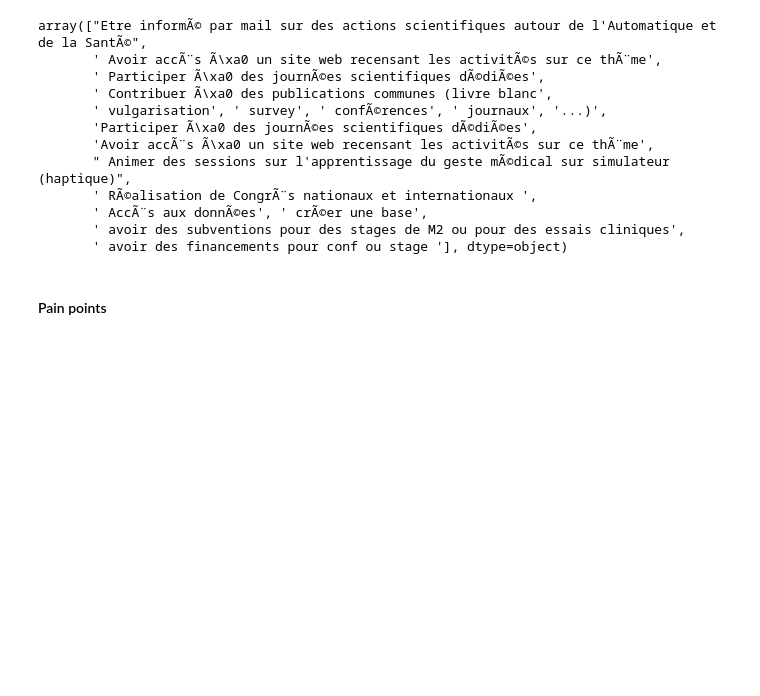
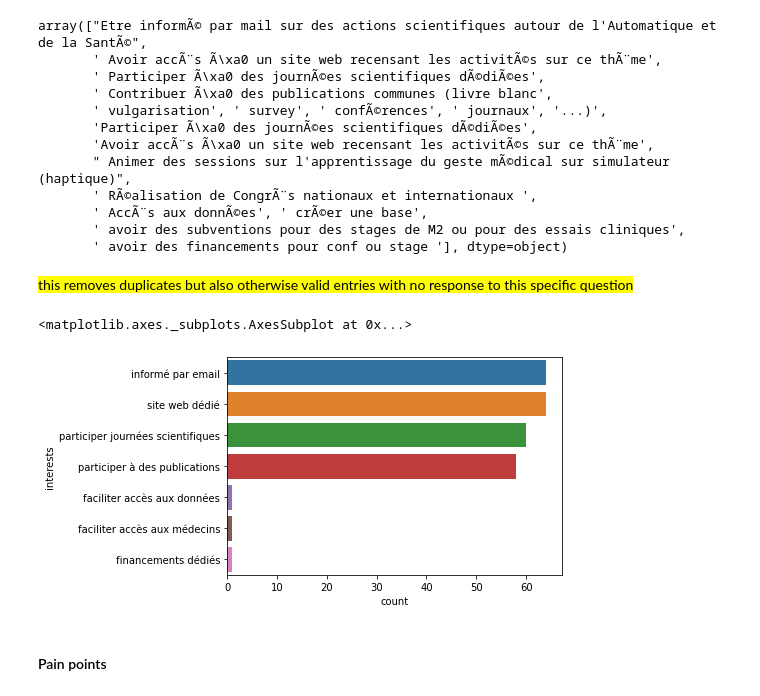
Before and after one commit to neuro-team-femto/auto_sante, a Jupyter notebook: analysis.ipynb, the cells around one changed output. Saved outputs shown, nothing was run; the diff lists cells and outputs as text; code cells hidden in the pictures; blank space fills up the shorter version.

```diff
--- a/analysis.ipynb
+++ b/analysis.ipynb
@@ -537,29 +579,36 @@ array(["Etre informÃ© par mail sur des actions scientifiques autour de l'Autom
 # %%
 # some values are split across different rows, as they include commas
 # rename so each value is a separate category
-rename_interests = {"Etre informé par mail sur des actions scientifiques autour de l'Automatique et de la santé":'informé par email',
-                    ' Participer à des journées scientifiques dédiées':'participer journées scientifiques',
-       ' Contribuer à des publications communes (livre blanc': 'participer à des publications',
-       ' vulgarisation':np.nan,
-        ' survey':np.nan,
-        ' conférences':np.nan,
+rename_interests = {"Etre informÃ© par mail sur des actions scientifiques autour de l'Automatique et de la SantÃ©":'informé par email',
+                    ' Participer Ã\xa0 des journÃ©es scientifiques dÃ©diÃ©es':'participer journées scientifiques',
+                    'Participer Ã\xa0 des journÃ©es scientifiques dÃ©diÃ©es': 'participer journées scientifiques',
+                    ' Contribuer Ã\xa0 des publications communes (livre blanc': 'participer à des publications',
+                    ' vulgarisation':np.nan, # multiple lines
+                    ' survey':np.nan,
+                    ' confÃ©rences':np.nan,
                     ' journaux':np.nan,
                     '...)':np.nan,
-       " toute action facilitant l'accès à des practiciens hospitaliers pour conduire des tests cliniques": 'faciliter accès aux médecins',
-       ' toute action permettant de trouver des étudiants candidats à stages de master et thèse sur la thématique. . ':'faciliter recrutement étudiants',
-       ' Avoir accès à un site web recensant les activités sur ce thèmes':'site web dédié',
-        ' Accès aux données':'faciliter accès aux données',
-        ' créer une base de données pour échange':'faciliter accès aux médecins',
-                    ' opportunités de collaborations aves des médecins':np.nan,
-                    ' avoir des subventions pour des stages de M2 ou pour des essais cliniques':'financements dédiés'}
-manifest_df.interests = manifest_df.interests.apply(lambda row: rename_interests[row])
+                    ' Avoir accÃ¨s Ã\xa0 un site web recensant les activitÃ©s sur ce thÃ¨me': 'site web dédié',
+                    'Avoir accÃ¨s Ã\xa0 un site web recensant les activitÃ©s sur ce thÃ¨me': 'site web dédié',
+                    " Animer des sessions sur l'apprentissage du geste mÃ©dical sur simulateur (haptique)":'participer journées scientifiques',
+                    ' RÃ©alisation de CongrÃ¨s nationaux et internationaux ':'participer journées scientifiques',
+                    ' AccÃ¨s aux donnÃ©es': 'faciliter accès aux données',
+                    ' crÃ©er une base':'faciliter accès aux médecins',
+                    ' avoir des subventions pour des stages de M2 ou pour des essais cliniques':'financements dédiés',
+                    ' avoir des financements pour conf ou stage ':'financements dédiés'}
+question_df.interests = question_df.interests.apply(lambda row: rename_interests[row])
 
 # drop nans
-manifest_df = manifest_df.dropna(subset=['interests'])
+question_df = question_df.dropna(subset=['interests']) # this removes duplicates but also otherwise valid entries with no response to this specific question
+# %% [markdown]
+<mark> this removes duplicates but also otherwise valid entries with no response to this specific question </mark>
 # %%
 sns.countplot(y="interests",
-              order = manifest_df.groupby(['interests']).last_name.count().reset_index().sort_values(by='last_name',
+              order = question_df.groupby(['interests']).last_name.nunique().reset_index().sort_values(by='last_name',
                                                                                                      ascending=False).interests,
-              data=manifest_df)
+              data=question_df.drop_duplicates(subset=['last_name','interests'], keep='first'))
+# %% [output]
+<matplotlib.axes._subplots.AxesSubplot at 0x...>
+[figure, added]
 # %% [markdown]
 #### Pain points
```
Also changed, not shown: parts of 16 cells of this notebook.
